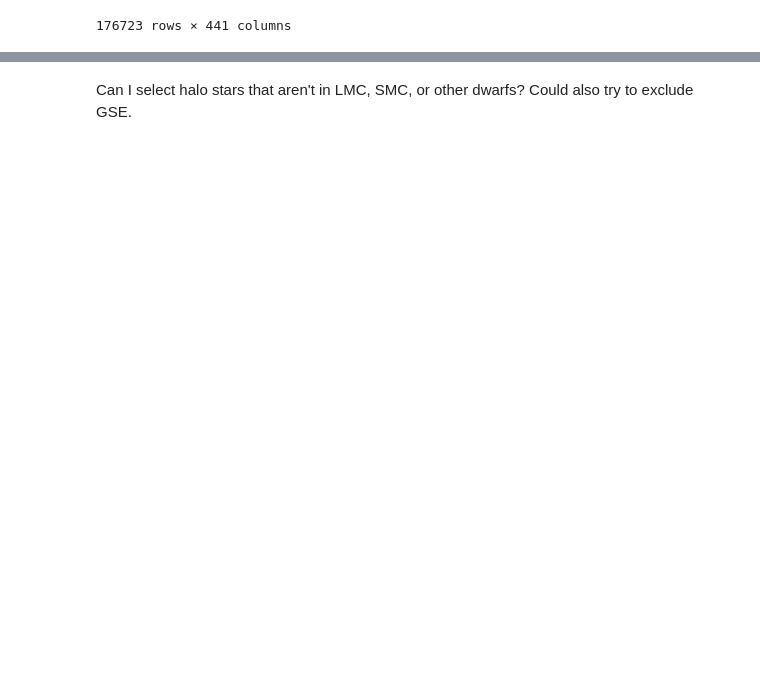
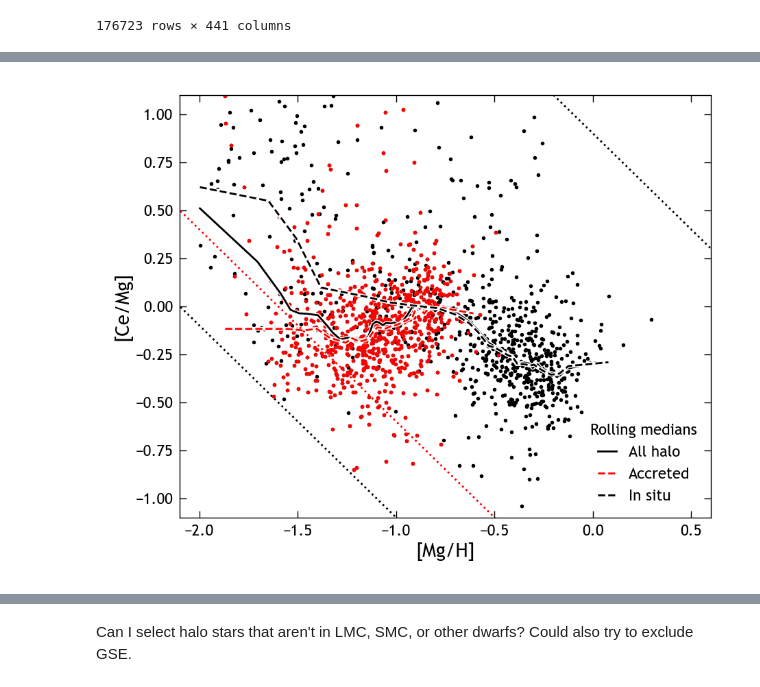
Before and after one commit to lodubay/chemical-clocks, a Jupyter notebook: src/scripts/halo.ipynb, the cells around one changed output, grey strips where cells are left out. Drawn from its saved outputs; the diff is of its cells as text; code cells hidden in the pictures; blank space fills up the shorter version.

```diff
--- a/src/scripts/halo.ipynb
+++ b/src/scripts/halo.ipynb
@@ -122,3 +207,37 @@ plt.show()
+# %%
+fig, ax = plt.subplots(figsize=(5, 4))
+
+ax.scatter(mwm_halo['mg_h'], mwm_halo['ce_mg'], rasterized=True, s=1, c='k')
+ax.scatter(mwm_accreted['mg_h'], mwm_accreted['ce_mg'], rasterized=True, s=1, c='r')
+
+# Rolling median
+fmt = ['k-', 'r--', 'k--']
+labels = ['All halo', 'Accreted', 'In situ']
+for i, data in enumerate([mwm_halo, mwm_accreted, mwm_halo_in_situ]):
+    sorted_data = data.sort_values('mg_h')[['mg_h', 'ce_mg']]
+    rolling_medians = sorted_data.rolling(
+        100, min_periods=30, step=30, on='mg_h', center=True
+    ).median()
+    ax.plot(rolling_medians['mg_h'], rolling_medians['ce_mg'], 'w-', linewidth=2)
+    ax.plot(rolling_medians['mg_h'], rolling_medians['ce_mg'], fmt[i], label=labels[i])
+
+# Indicate grid edges
+mgh_arr = np.arange(-2.5, 1.25, 0.25)
+# ax.plot(mgh_arr, -2.5 - mgh_arr, 'k-') # hard grid edge
+ax.plot(mgh_arr, -2.1 - mgh_arr, 'k:') # edge of stars flagged bad
+ax.plot(mgh_arr, -1.6 - mgh_arr, 'r:') # indicates region of upper limits (manual)
+# ax.plot(mgh_arr, 1 - mgh_arr, 'k-') # hard grid edge
+ax.plot(mgh_arr, 0.9 - mgh_arr, 'k:') # edge of stars flagged bad
+
+ax.set_xlabel('[Mg/H]')
+ax.set_ylabel('[Ce/Mg]')
+ax.set_xlim((-2.1, 0.6))
+ax.set_ylim((-1.1, 1.1))
+ax.legend(title='Rolling medians')
+
+plt.show()
+# %% [output]
+[figure, added]
 # %%
 fig, ax = plt.subplots(figsize=(5, 4))
 
```
Also changed, not shown: parts of 7 cells of this notebook.
